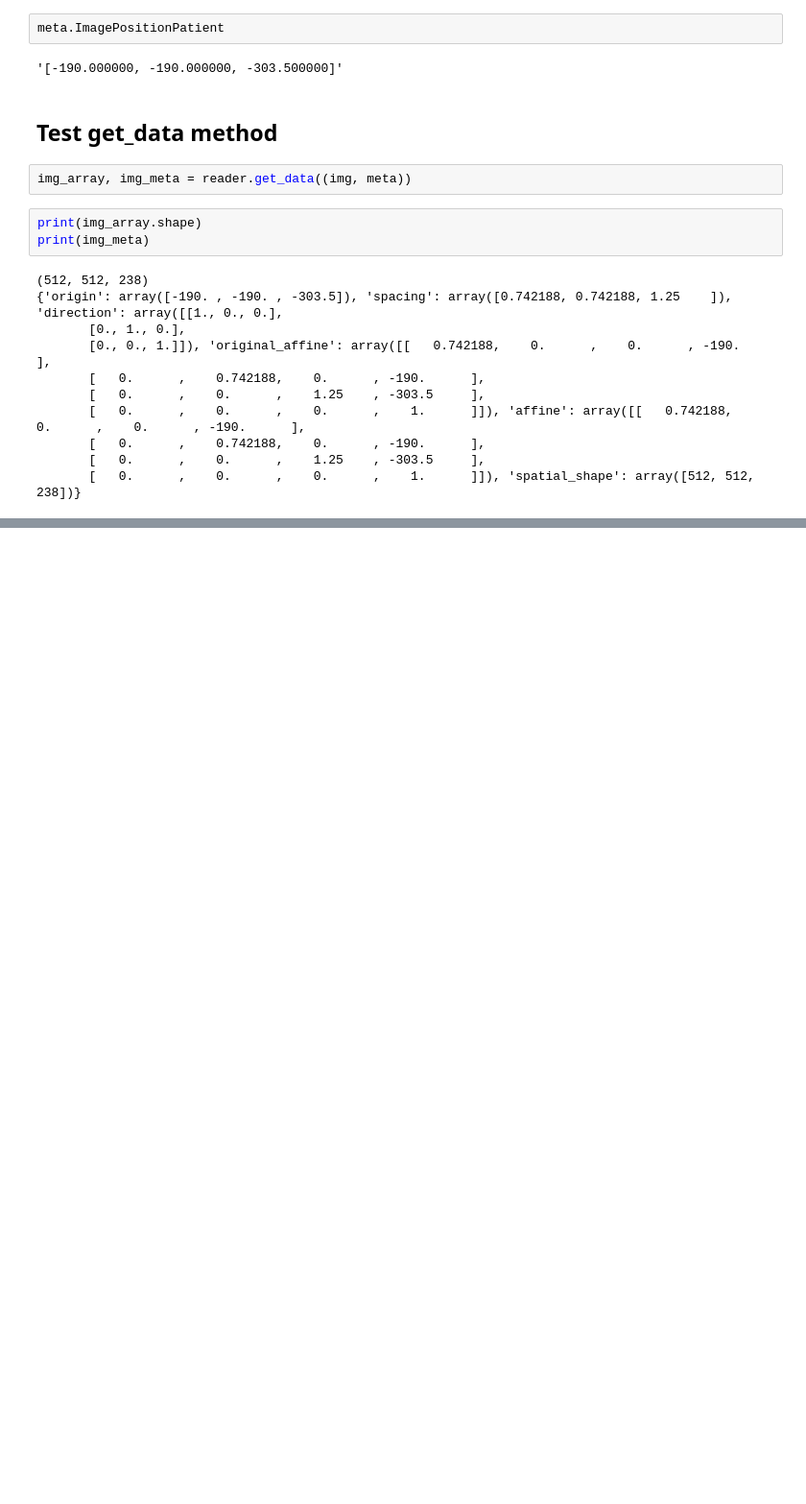
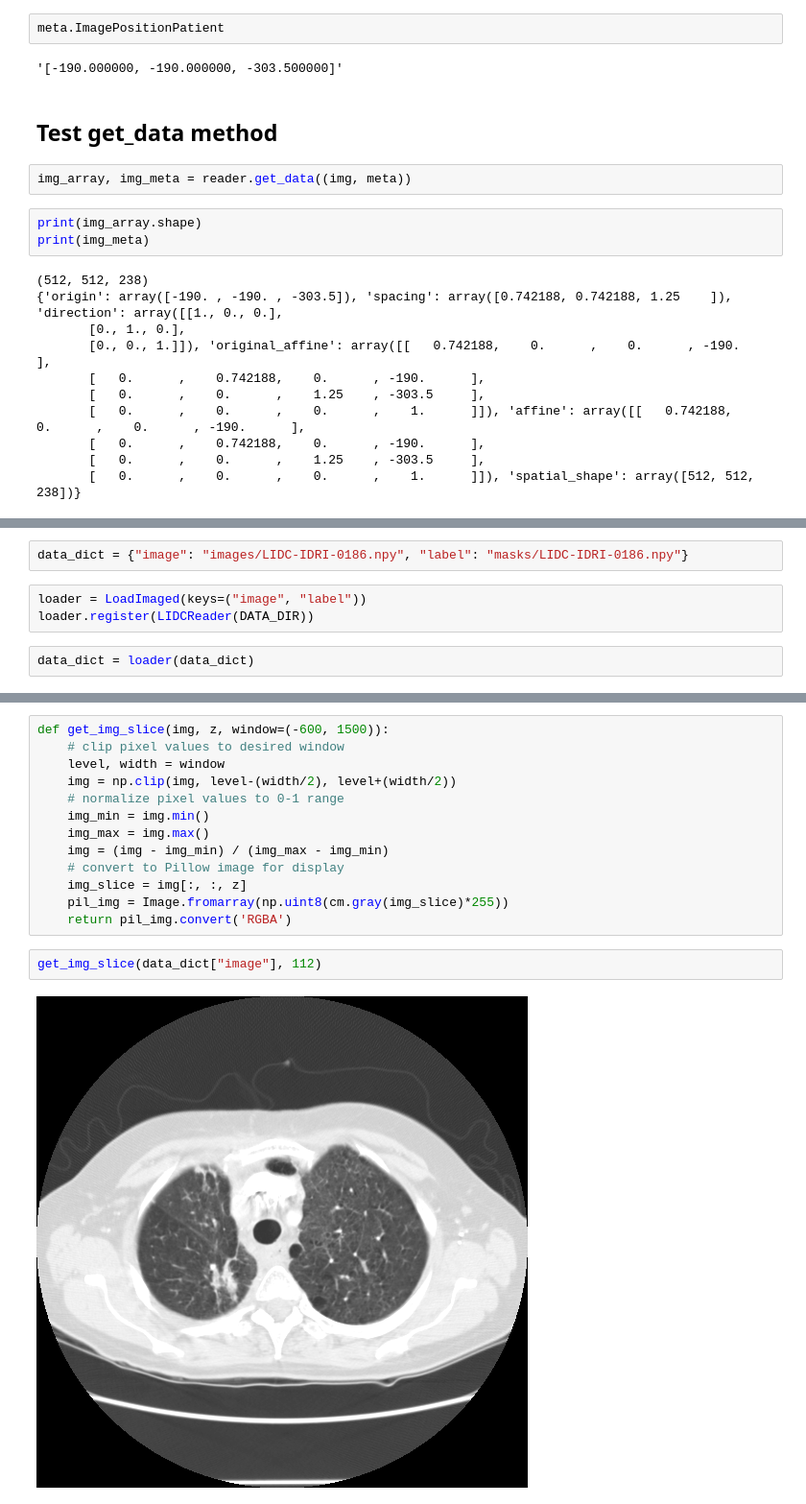
Before and after one commit to felixpeters/lung-cancer-detection, a Jupyter notebook: nbs/08_Image_Reader.ipynb, the cells around one changed output, grey strips where cells are left out. Shown: that part at 96% size. Saved outputs shown, nothing was run; the diff lists cells and outputs as text; blank space fills up the shorter version.

Commit message:
test image transformations with custom image reader

```diff
--- a/nbs/08_Image_Reader.ipynb
+++ b/nbs/08_Image_Reader.ipynb
@@ -132,0 +139,7 @@ print(img_meta)
+# %%
+data_dict = {"image": "images/LIDC-IDRI-0186.npy", "label": "masks/LIDC-IDRI-0186.npy"}
+# %%
+loader = LoadImaged(keys=("image", "label"))
+loader.register(LIDCReader(DATA_DIR))
+# %%
+data_dict = loader(data_dict)
@@ -132,0 +166,17 @@ print(img_meta)
+# %%
+def get_img_slice(img, z, window=(-600, 1500)):
+    # clip pixel values to desired window
+    level, width = window
+    img = np.clip(img, level-(width/2), level+(width/2))
+    # normalize pixel values to 0-1 range
+    img_min = img.min()
+    img_max = img.max()
+    img = (img - img_min) / (img_max - img_min)
+    # convert to Pillow image for display
+    img_slice = img[:, :, z]
+    pil_img = Image.fromarray(np.uint8(cm.gray(img_slice)*255))
+    return pil_img.convert('RGBA')
+# %%
+get_img_slice(data_dict["image"], 112)
+# %% [output]
+[figure, added]
```
Also changed, not shown: parts of 19 cells of this notebook.
